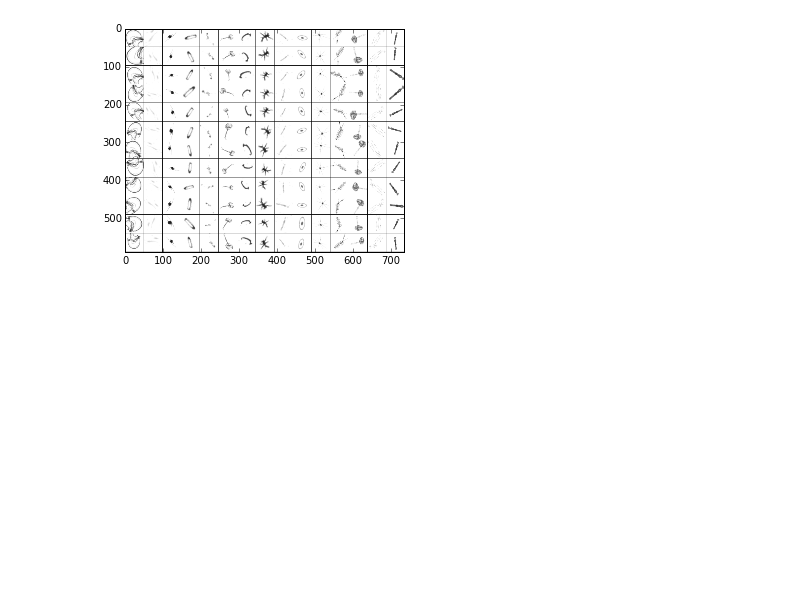
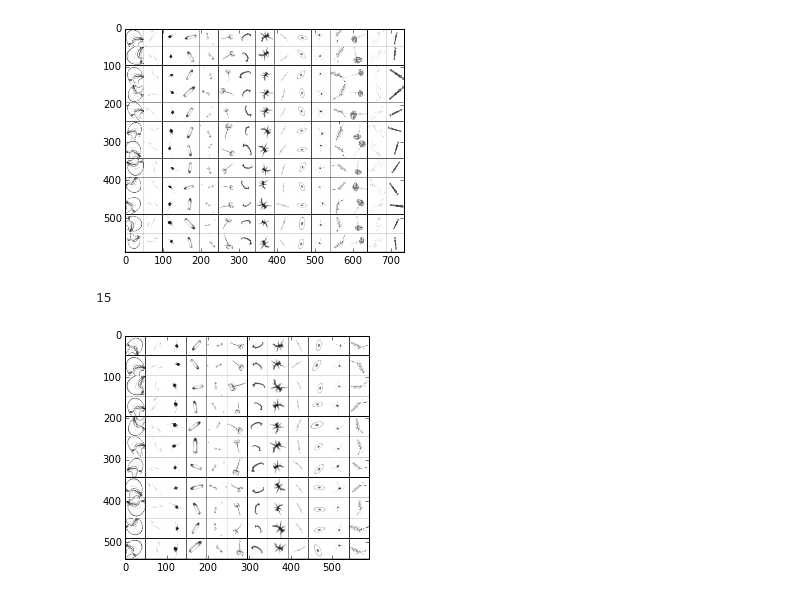
Before and after one commit to Neuroglycerin/neukrill-net-work, a Jupyter notebook: notebooks/augmentation/Augments for report.ipynb, the cells around one changed output. Cells and saved outputs as stored; diff of their text form; code cells hidden in the pictures; blank space fills up the shorter version.

Commit message:
Reduced the number of images augmentated for poster

```diff
--- a/notebooks/augmentation/Augments for report.ipynb
+++ b/notebooks/augmentation/Augments for report.ipynb
@@ -228,3 +235,36 @@ if im.mode != 'RGB':
 im.save('report/rand_aug_fig.png', format='png')
 # %% [output]
 [figure]
+# %%
+len(indices)
+# %% [output]
+15
+# %%
+num_augmentations = 10
+num_plankton = 12
+
+augFunc = neukrill_net.augment.RandomAugment(units='float64',
+                                flip=1,
+                                shear=6,
+                                rotate=-1,
+                                scale=0.1,
+                                scale_asym=0.01,
+                                shunt=0.05,
+                                resize=(48,48))
+
+
+imList = []
+for i in indices[:num_plankton]:
+    imList += [[neukrill_net.image_processing.resize_image(skimage.img_as_float(X_[i]),(48,48))] +
+               [augFunc(X_[i]) for j in range(num_augmentations)]]
+
+M = construct_mosaic_list_list(imList, margin=1, cval=0)
+p = plt.imshow(M)
+p.set_cmap('gray')
+
+im = PIL.Image.fromarray(M * 255)
+if im.mode != 'RGB':
+    im = im.convert('RGB')
+im.save('report/rand_aug_fig2.png', format='png')
+# %% [output]
+[figure, added]
```
Also changed, not shown: parts of 3 cells of this notebook.
